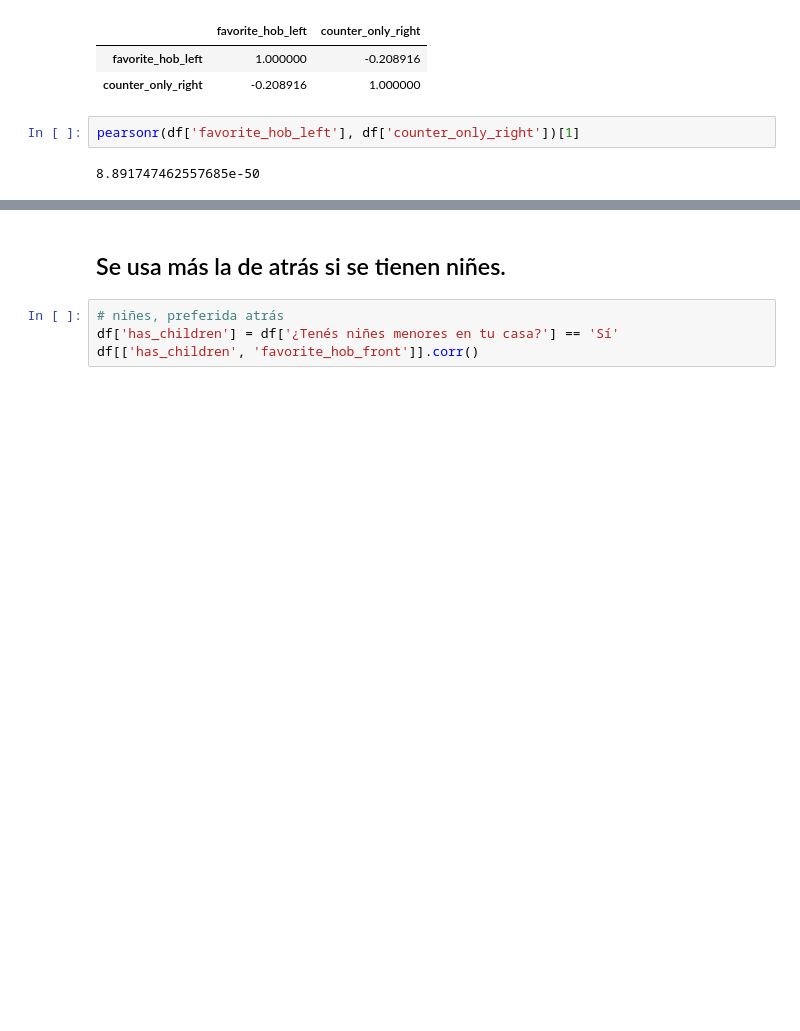
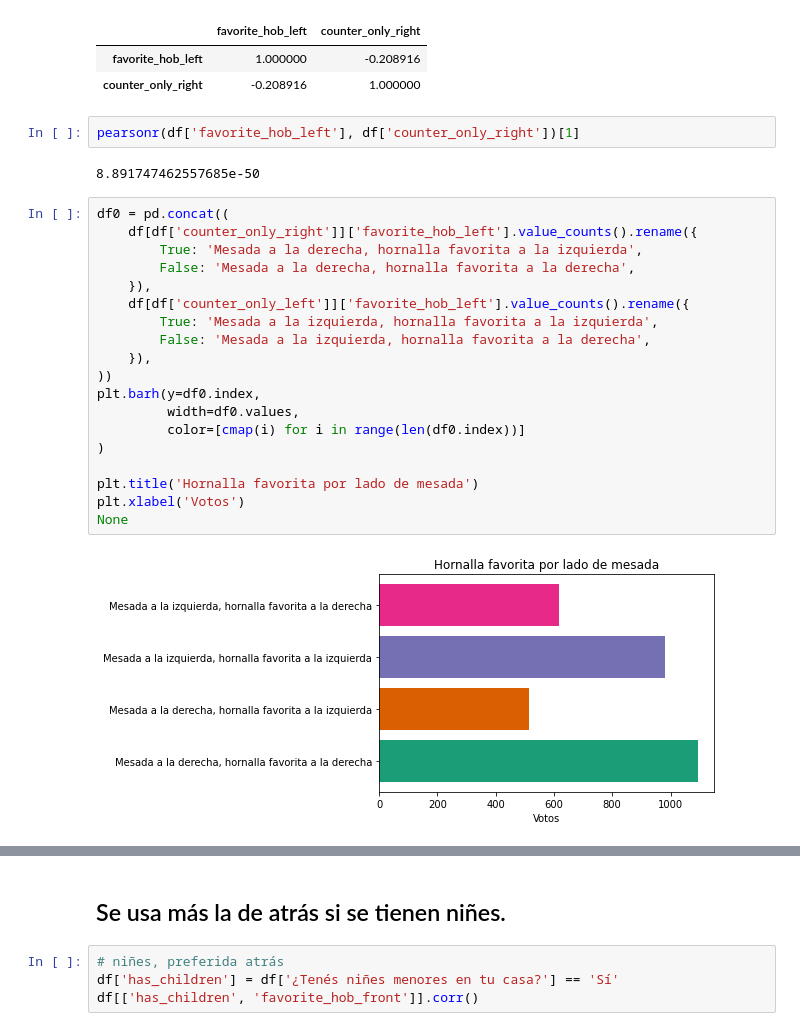
Before and after one commit to seppo0010/hornallas, a Jupyter notebook: Hornallas.ipynb, the cells around one changed output, grey strips where cells are left out. Cells and saved outputs as stored; diff of their text form; blank space fills up the shorter version.

```diff
--- a/Hornallas.ipynb
+++ b/Hornallas.ipynb
@@ -370,3 +418,24 @@ df[['favorite_hob_left', 'counter_only_right']].corr()
 pearsonr(df['favorite_hob_left'], df['counter_only_right'])[1]
 # %% [output]
 8.891747462557685e-50
+# %%
+df0 = pd.concat((
+    df[df['counter_only_right']]['favorite_hob_left'].value_counts().rename({
+        True: 'Mesada a la derecha, hornalla favorita a la izquierda',
+        False: 'Mesada a la derecha, hornalla favorita a la derecha',
+    }),
+    df[df['counter_only_left']]['favorite_hob_left'].value_counts().rename({
+        True: 'Mesada a la izquierda, hornalla favorita a la izquierda',
+        False: 'Mesada a la izquierda, hornalla favorita a la derecha',
+    }),
+))
+plt.barh(y=df0.index,
+         width=df0.values,
+         color=[cmap(i) for i in range(len(df0.index))]
+)
+
+plt.title('Hornalla favorita por lado de mesada')
+plt.xlabel('Votos')
+None
+# %% [output]
+[figure, added]
```
Also changed, not shown: parts of 12 cells of this notebook, 6 other files.
